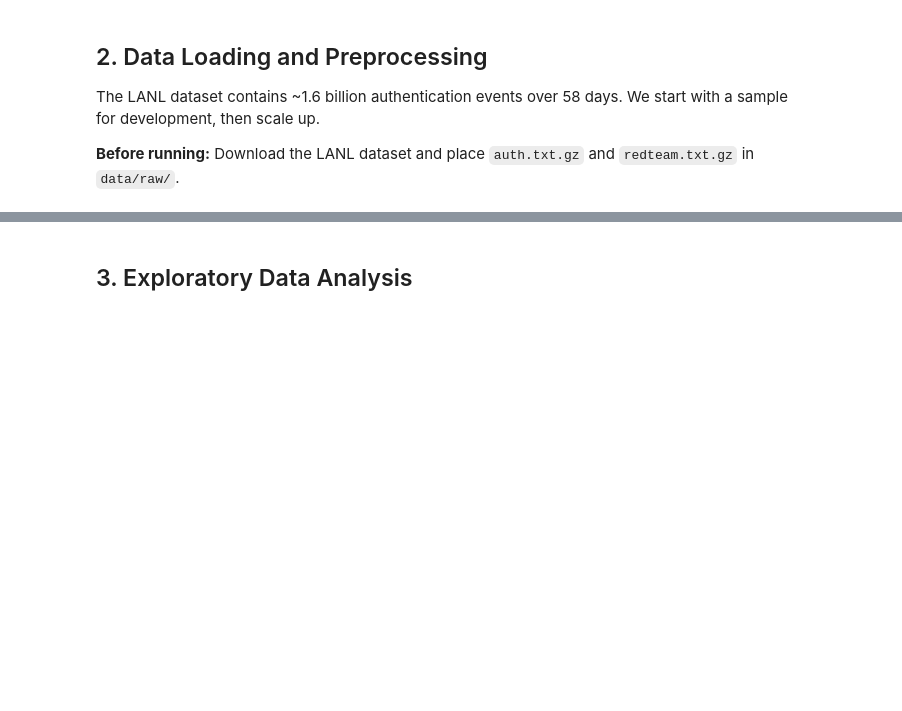
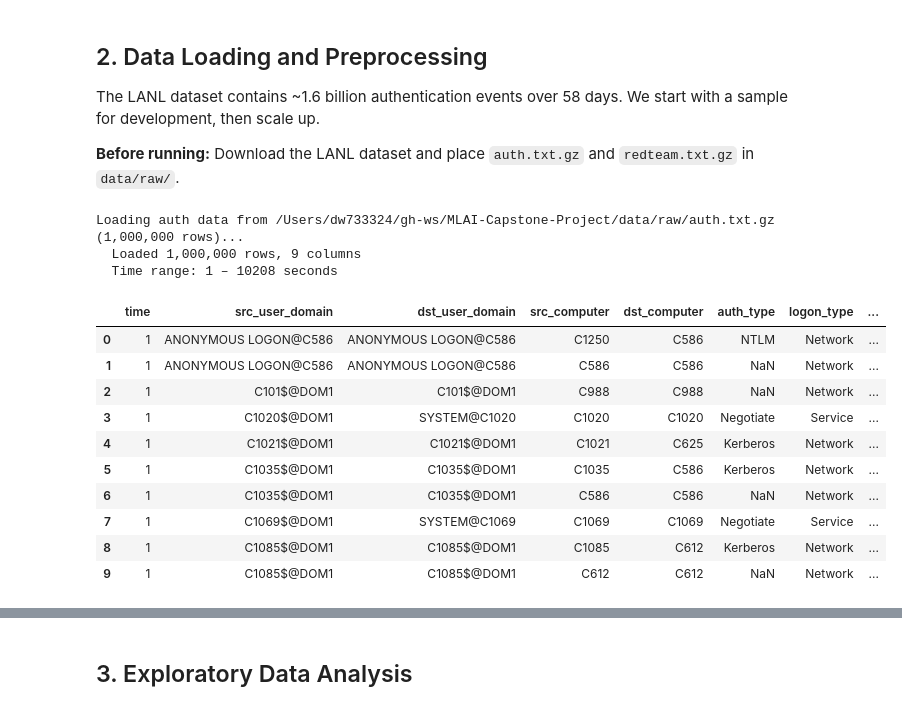
Before and after one commit to daisywu1/MLAI-Capstone-Project, a Jupyter notebook: notebooks/capstone_analysis.ipynb, the cells around one changed output, grey strips where cells are left out. Cells and saved outputs as stored; diff of their text form; code cells hidden in the pictures; blank space fills up the shorter version.

```diff
--- a/notebooks/capstone_analysis.ipynb
+++ b/notebooks/capstone_analysis.ipynb
@@ -85,3 +80,26 @@ df_raw.head(10)
+# %%
+# Load a stratified sample spread across the full 58-day time range.
+# This ensures we capture red team events and have enough temporal coverage
+# for time series analysis. Adjust target_rows to trade speed vs. coverage.
+SAMPLE_SIZE = 1_000_000
+
+df_raw = load_auth_data_sampled(target_rows=SAMPLE_SIZE)
+df_raw.head(10)
+# %% [output]
+Loading auth data from /Users/dw733324/gh-ws/MLAI-Capstone-Project/data/raw/auth.txt.gz (1,000,000 rows)...
+  Loaded 1,000,000 rows, 9 columns
+  Time range: 1 – 10208 seconds
+|  | time | src_user_domain | dst_user_domain | src_computer | dst_computer | auth_type | logon_type | ... |
+| 0 | 1 | ANONYMOUS LOGON@C586 | ANONYMOUS LOGON@C586 | C1250 | C586 | NTLM | Network | ... |
+| 1 | 1 | ANONYMOUS LOGON@C586 | ANONYMOUS LOGON@C586 | C586 | C586 | NaN | Network | ... |
+| 2 | 1 | C101$@DOM1 | C101$@DOM1 | C988 | C988 | NaN | Network | ... |
+| 3 | 1 | C1020$@DOM1 | SYSTEM@C1020 | C1020 | C1020 | Negotiate | Service | ... |
+| 4 | 1 | C1021$@DOM1 | C1021$@DOM1 | C1021 | C625 | Kerberos | Network | ... |
+| 5 | 1 | C1035$@DOM1 | C1035$@DOM1 | C1035 | C586 | Kerberos | Network | ... |
+| 6 | 1 | C1035$@DOM1 | C1035$@DOM1 | C586 | C586 | NaN | Network | ... |
+| 7 | 1 | C1069$@DOM1 | SYSTEM@C1069 | C1069 | C1069 | Negotiate | Service | ... |
+| 8 | 1 | C1085$@DOM1 | C1085$@DOM1 | C1085 | C612 | Kerberos | Network | ... |
+| 9 | 1 | C1085$@DOM1 | C1085$@DOM1 | C612 | C612 | NaN | Network | ... |
 # %%
 # Load red team labels (known malicious events)
 redteam = load_redteam_labels()
```
Also changed, not shown: parts of 24 cells of this notebook, 6 other files.
